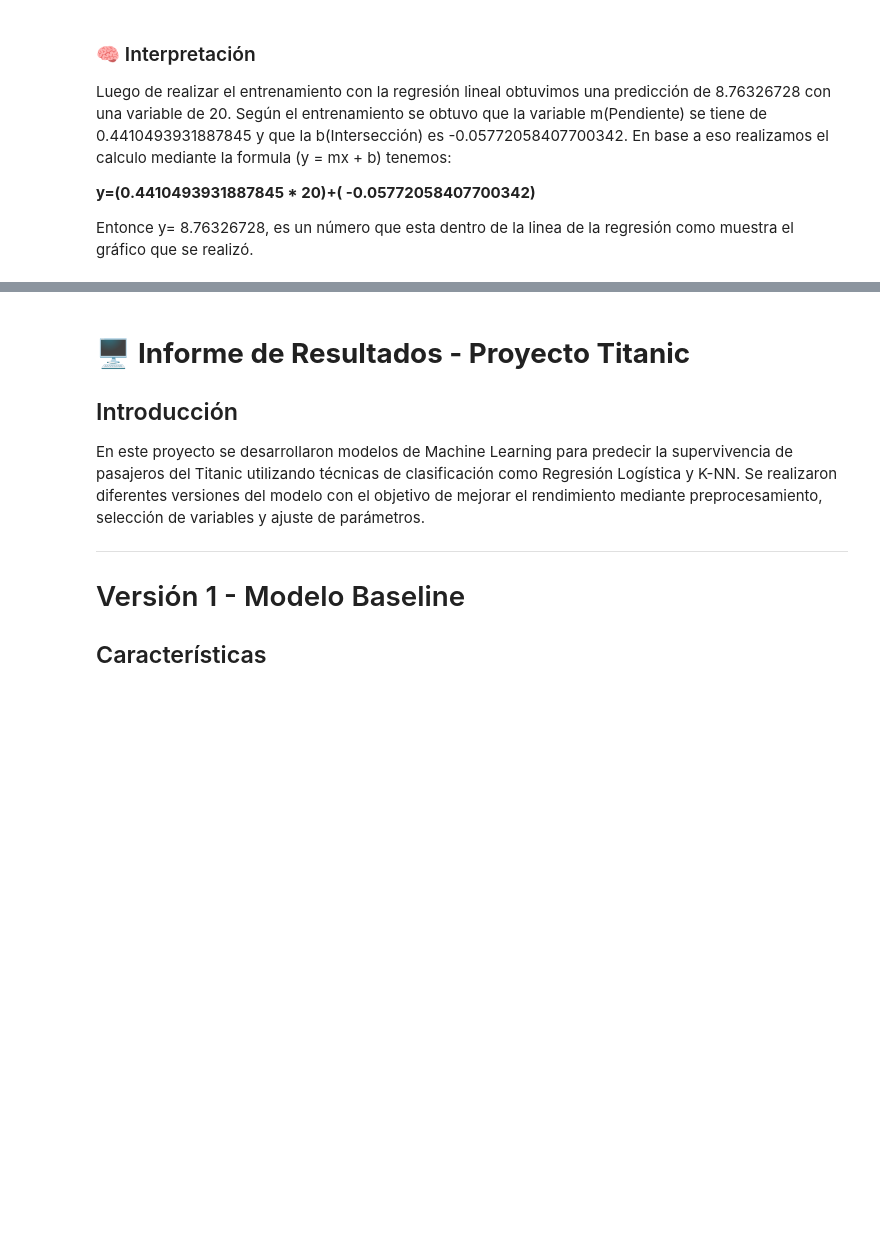
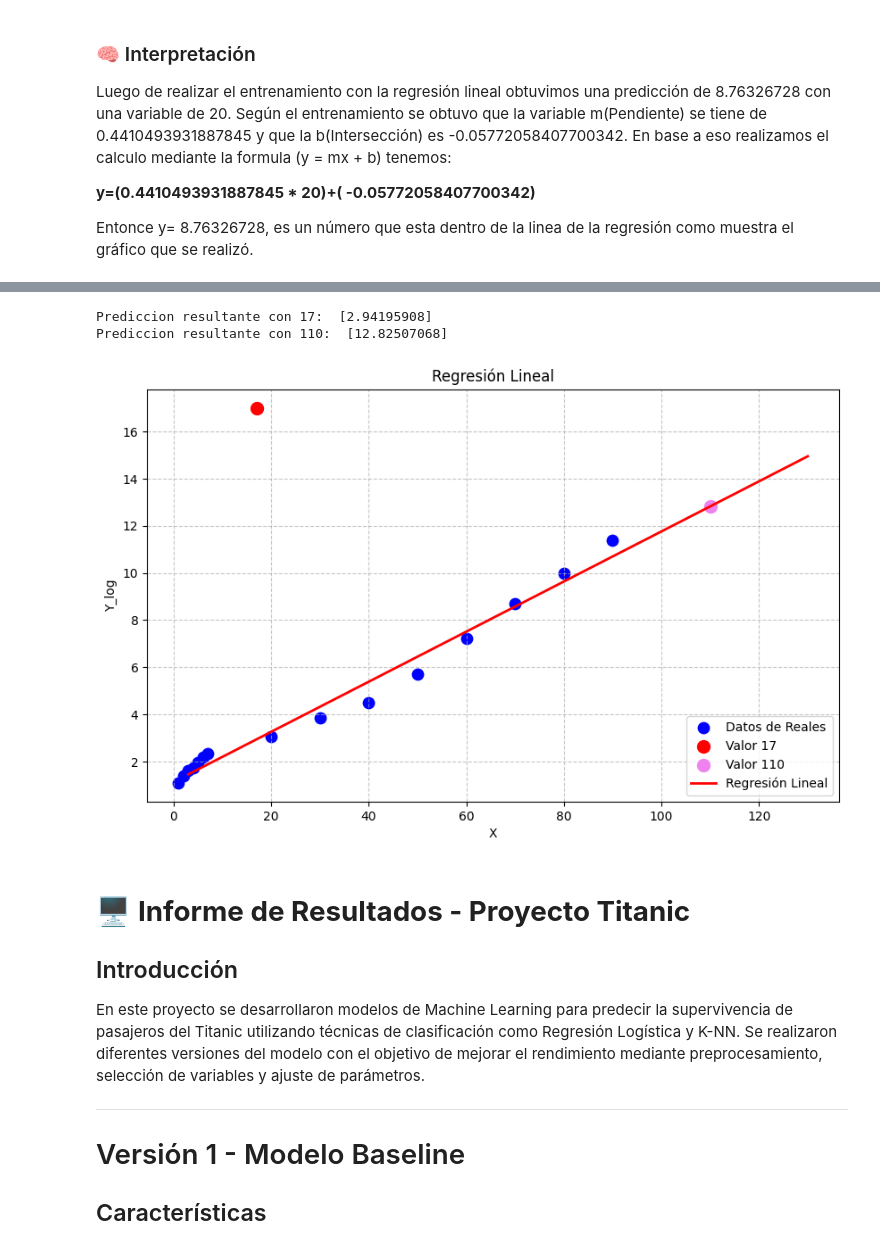
Before and after one commit to ChrisJavier/UIDE_2-WorkGroupDataScienceTools, a Jupyter notebook: Week02/src/HDCGD_CP_W2_E2_PT2_Titanic.ipynb, the cells around one changed output, grey strips where cells are left out. Cells and saved outputs as stored; diff of their text form; code cells hidden in the pictures; blank space fills up the shorter version.

Commit message:
CCA Finalizado parte 2 parte 1

```diff
--- a/Week02/src/HDCGD_CP_W2_E2_PT2_Titanic.ipynb
+++ b/Week02/src/HDCGD_CP_W2_E2_PT2_Titanic.ipynb
@@ -802,0 +185,6 @@ print(f"📂 Archivo  : modelo_knn.pkl")
+# %%
+# Datos de prueba
+
+#datos fase II (parte A)
+X = [[1],[2],[3],[4],[5],[6],[7],[20],[30],[40],[50],[60],[70],[80],[90]]
+Y = [2,3,4.1,4.7,6,8,9.5,20,46,90,301,1345,6000,22000,89000]
@@ -803,3 +327,39 @@ print(f"📂 Archivo  : modelo_knn.pkl")
+# %%
+# Creamos un rango desde X=17 hasta X=110 para cubrir tu predicción
+X_17 = np.array([[17]]).reshape(-1, 1)
+Y_17 = model.predict(X_17)
+
+X_110 = np.array([[110]]).reshape(-1, 1)
+Y_110 = model.predict(X_110)
+
+# Mostraremos una predicción
+print("Prediccion resultante con 17: ", Y_17)
+print("Prediccion resultante con 110: ", Y_110)
+# %% [output]
+Prediccion resultante con 17:  [2.94195908]
+Prediccion resultante con 110:  [12.82507068]
+# %%
+
+# Creamos el gráfico
+
+plt.figure(figsize=(10,6))
+plt.scatter(X, Y_log, color='blue', label='Datos de Reales', s=80)
+plt.scatter(X_17, X_17, color='red', label='Valor 17', s=100)
+plt.scatter(X_110, Y_110, color='violet', label='Valor 110', s=100)
+plt.plot(X_linea, Y_linea, color='red', linewidth=2, label='Regresión Lineal')
+
+# Personalización
+
+plt.xlabel('X')
+plt.ylabel('Y_log')
+plt.title('Regresión Lineal')
+plt.legend()
+plt.grid(True, linestyle='--', alpha=0.7)
+
+# Mostramos el gráfico
+plt.show()
+# %% [output]
+[figure, added]
 # %% [markdown]
 # 🖥️ **Informe de Resultados - Proyecto Titanic**
 
```
Also changed, not shown: parts of 106 cells of this notebook.
